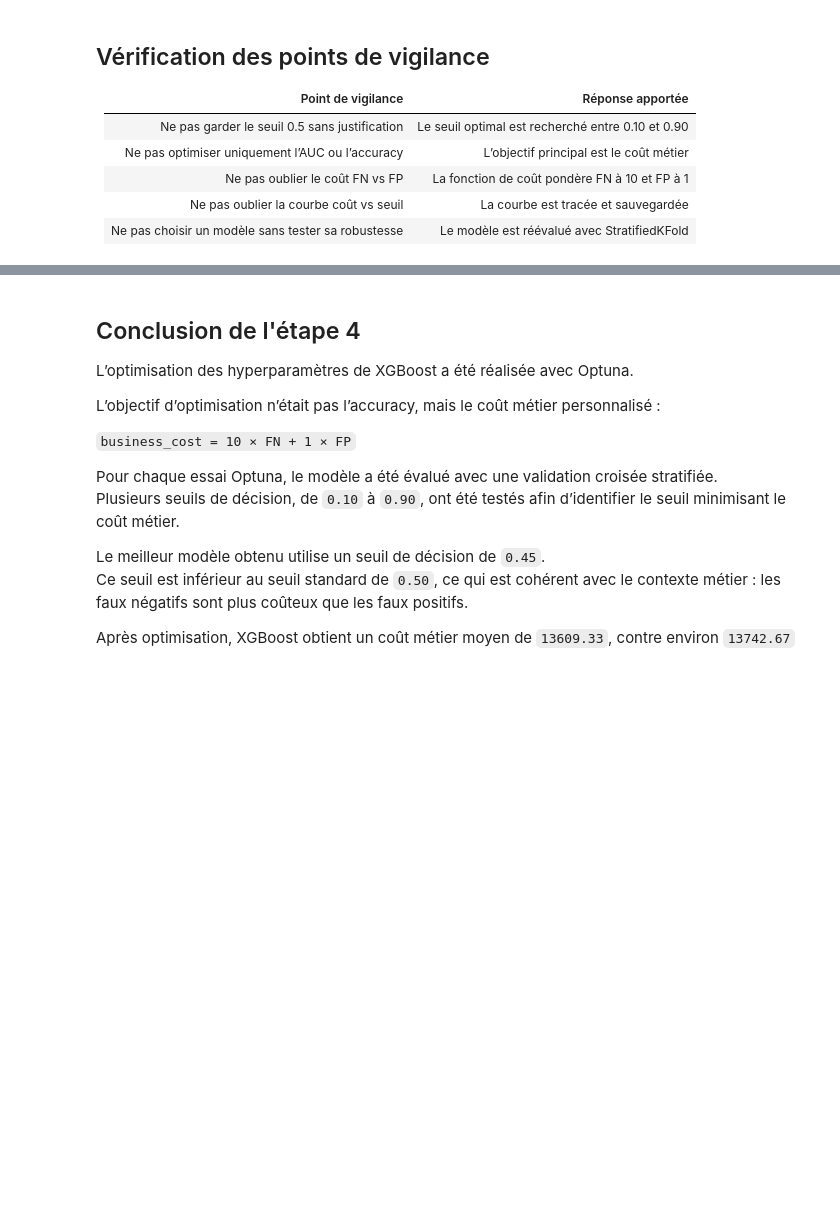
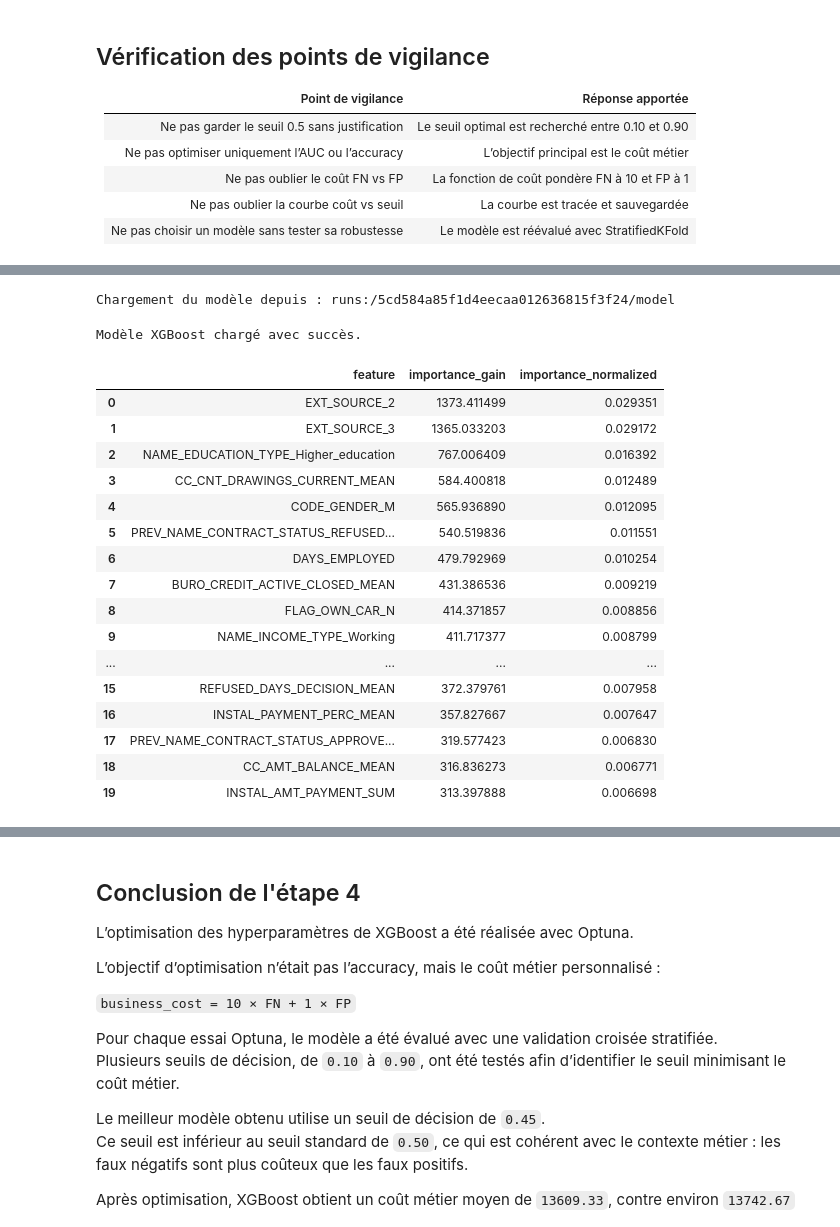
Before and after one commit to VincentDesmouceaux/P6_MLOps_credit_scoring, a Jupyter notebook: notebooks/05_optimisation_hyperparametres_seuil_metier.ipynb, the cells around one changed output, grey strips where cells are left out. Drawn from its saved outputs; the diff is of its cells as text; code cells hidden in the pictures; blank space fills up the shorter version.

```diff
--- a/notebooks/05_optimisation_hyperparametres_seuil_metier.ipynb
+++ b/notebooks/05_optimisation_hyperparametres_seuil_metier.ipynb
@@ -468,0 +516,56 @@ En abaissant le seuil, le modèle détecte davantage de clients risqués, ce qui
+# %%
+import mlflow.xgboost
+
+
+model_uri = f"runs:/{optimized_run['run_id']}/model"
+
+print("Chargement du modèle depuis :", model_uri)
+
+final_xgb_model = mlflow.xgboost.load_model(model_uri)
+
+booster = final_xgb_model.get_booster()
+
+print("Modèle XGBoost chargé avec succès.")
+# %% [output]
+Chargement du modèle depuis : runs:/5cd584a85f1d4eecaa012636815f3f24/model
+Modèle XGBoost chargé avec succès.
+# %%
+importance_dict = booster.get_score(importance_type="gain")
+
+feature_importance = (
+    pd.DataFrame(
+        [
+            {
+                "feature": feature,
+                "importance_gain": importance,
+            }
+            for feature, importance in importance_dict.items()
+        ]
+    )
+    .sort_values(by="importance_gain", ascending=False)
+    .reset_index(drop=True)
+)
+
+feature_importance["importance_normalized"] = (
+    feature_importance["importance_gain"] / feature_importance["importance_gain"].sum()
+)
+
+feature_importance.head(20)
+# %% [output]
+|  | feature | importance_gain | importance_normalized |
+| 0 | EXT_SOURCE_2 | 1373.411499 | 0.029351 |
+| 1 | EXT_SOURCE_3 | 1365.033203 | 0.029172 |
+| 2 | NAME_EDUCATION_TYPE_Higher_education | 767.006409 | 0.016392 |
+| 3 | CC_CNT_DRAWINGS_CURRENT_MEAN | 584.400818 | 0.012489 |
+| 4 | CODE_GENDER_M | 565.936890 | 0.012095 |
+| 5 | PREV_NAME_CONTRACT_STATUS_REFUSED... | 540.519836 | 0.011551 |
+| 6 | DAYS_EMPLOYED | 479.792969 | 0.010254 |
+| 7 | BURO_CREDIT_ACTIVE_CLOSED_MEAN | 431.386536 | 0.009219 |
+| 8 | FLAG_OWN_CAR_N | 414.371857 | 0.008856 |
+| 9 | NAME_INCOME_TYPE_Working | 411.717377 | 0.008799 |
+| ... | ... | ... | ... |
+| 15 | REFUSED_DAYS_DECISION_MEAN | 372.379761 | 0.007958 |
+| 16 | INSTAL_PAYMENT_PERC_MEAN | 357.827667 | 0.007647 |
+| 17 | PREV_NAME_CONTRACT_STATUS_APPROVE... | 319.577423 | 0.006830 |
+| 18 | CC_AMT_BALANCE_MEAN | 316.836273 | 0.006771 |
+| 19 | INSTAL_AMT_PAYMENT_SUM | 313.397888 | 0.006698 |
```
Also changed, not shown: parts of 5 cells of this notebook.
